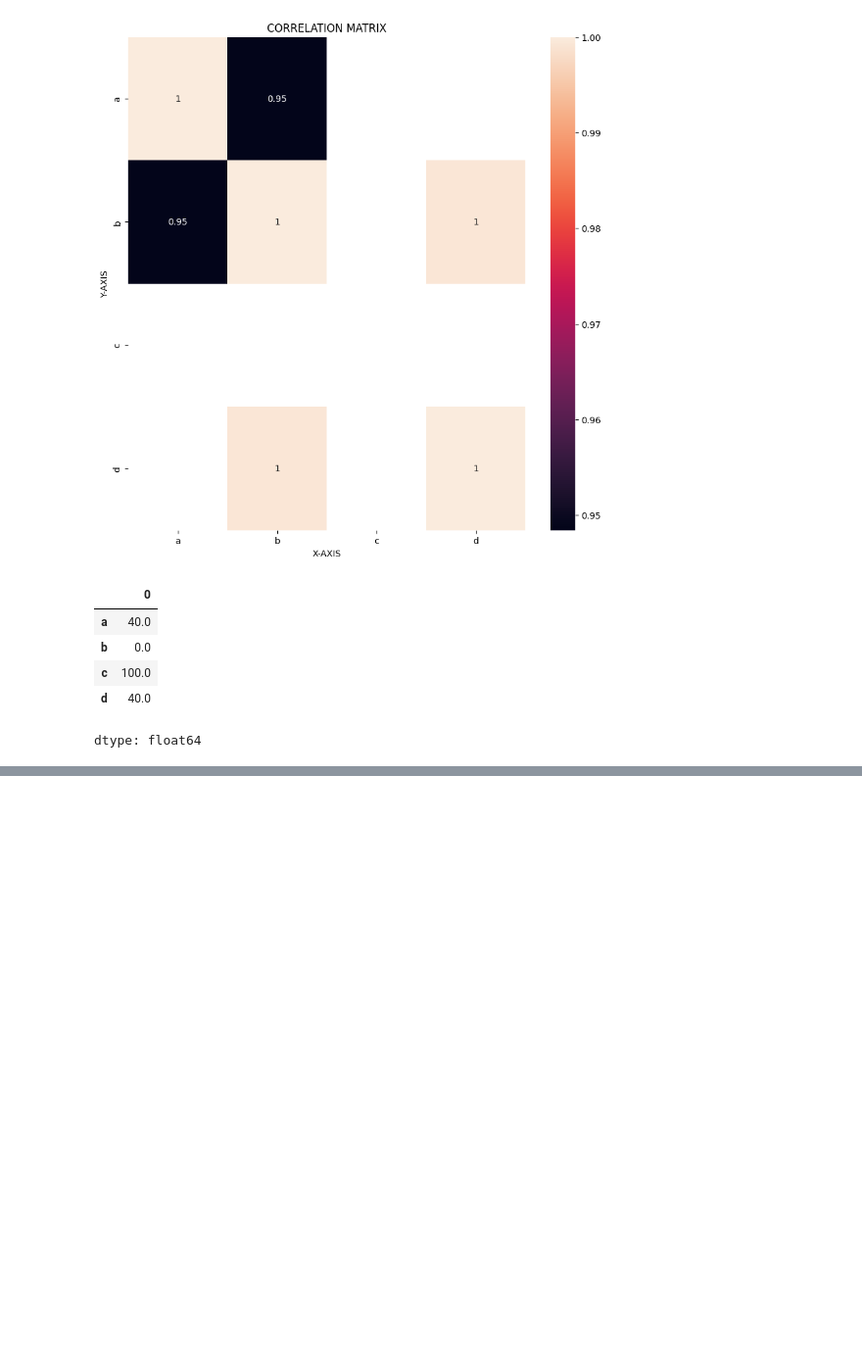
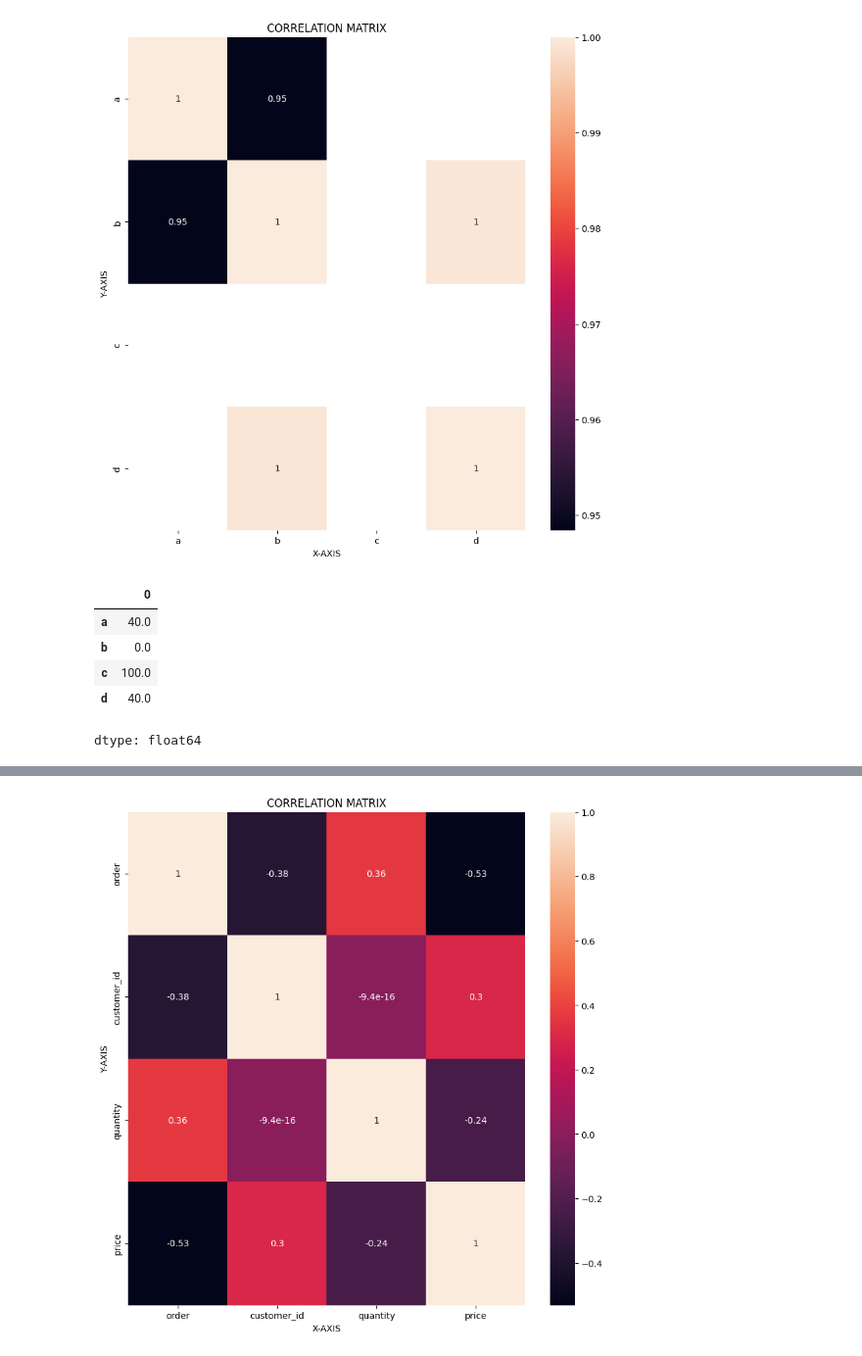
Before and after one commit to mdsamim1992hatia-cell/BMI-CAL, a Jupyter notebook: Untitled213.ipynb, the cells around one changed output, grey strips where cells are left out. Shown at 98% size. Drawn from its saved outputs; the diff is of its cells as text; code cells hidden in the pictures; blank space fills up the shorter version.

```diff
--- a/Untitled213.ipynb
+++ b/Untitled213.ipynb
@@ -295,0 +296,11 @@ print(df_zero);
+# %%
+data1={
+    'order':range(1,11),
+    'customer_id':np.random.randint(101,111,10),
+    'item':['item','item','item','item','item','item',None,'item',None,None],
+    'quantity':np.random.randint(1,10,10),
+    'price':[14414,None,None,44,44,55,5]
+}
+df=pd.DataFrame(data)
+print('=====REAL DATA=====')
+print(df)
@@ -295,0 +330,4 @@ print(df_zero);
+# %%
+df['price']=df['price'].fillna(df['price'].median())
+print('=====MEAN FILL=====')
+print(df)
@@ -295,0 +347,3 @@ print(df_zero);
+# %%
+df=df.drop(columns=['item'])
+df
@@ -295,0 +396,10 @@ print(df_zero);
+# %%
+plt.figure(figsize=(10,10))
+sns.heatmap(df.corr(),annot=True)
+plt.title("CORRELATION MATRIX")
+plt.xlabel("X-AXIS")
+plt.ylabel("Y-AXIS")
+
+plt.show()
+# %% [output]
+[figure, added]
```
Also changed, not shown: parts of 33 cells of this notebook.
